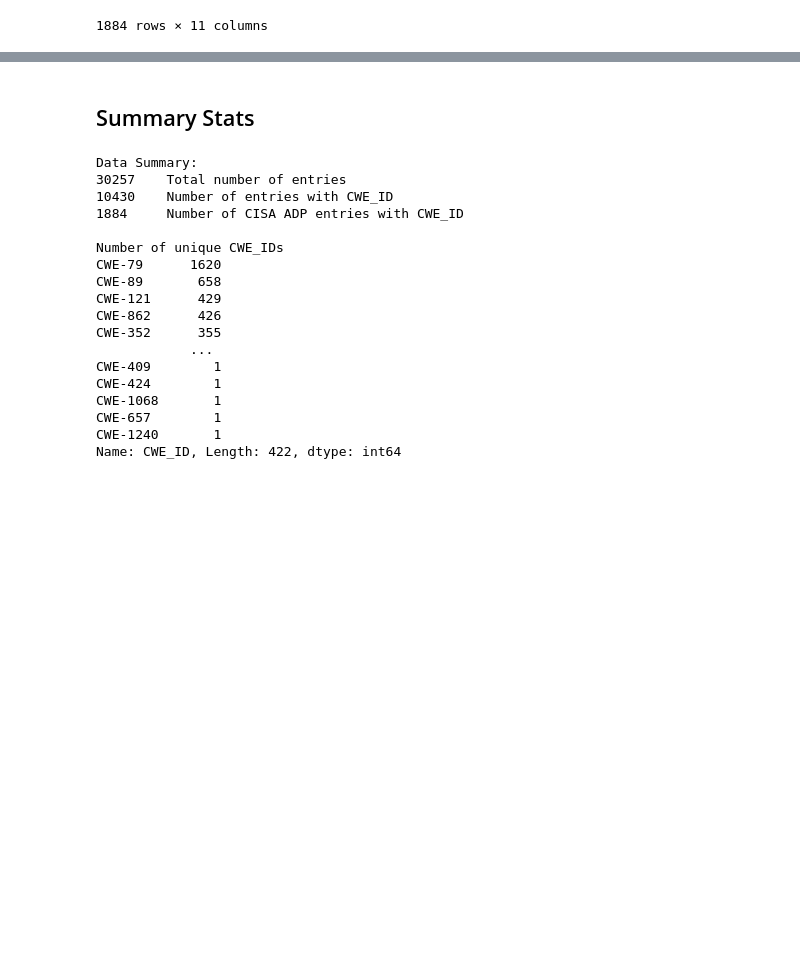
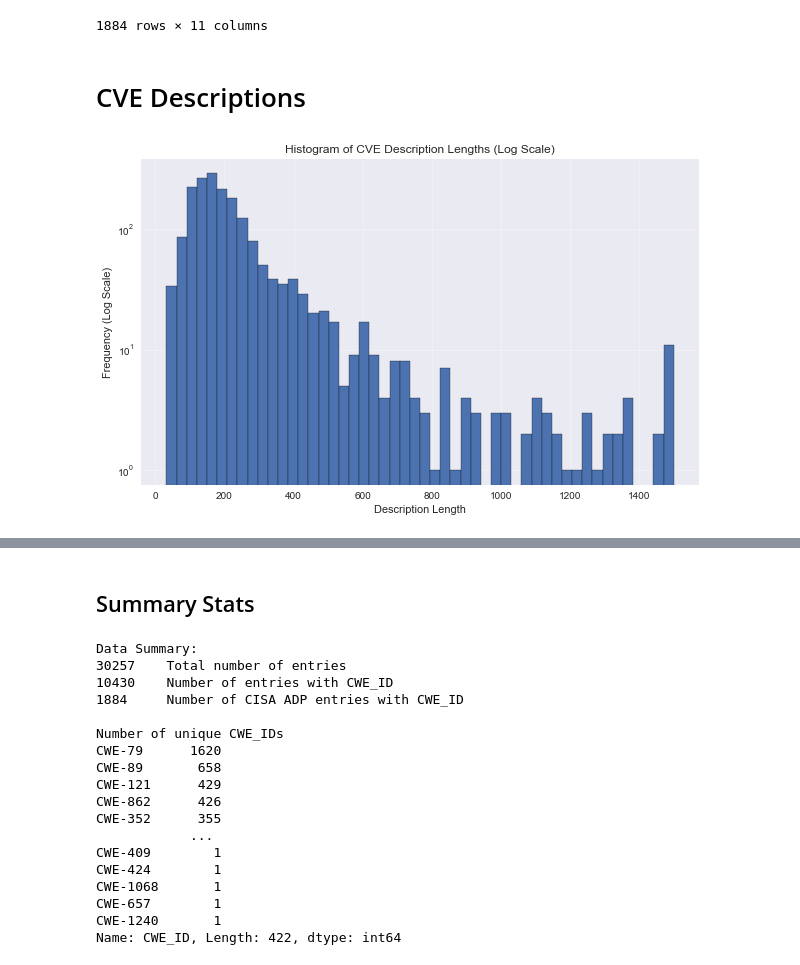
Before and after one commit to CyberSecAI/CWEMap, a Jupyter notebook: vulnrichment_cwe.ipynb, the cells around one changed output, grey strips where cells are left out. Saved outputs shown, nothing was run; the diff lists cells and outputs as text; code cells hidden in the pictures; blank space fills up the shorter version.

```diff
--- a/vulnrichment_cwe.ipynb
+++ b/vulnrichment_cwe.ipynb
@@ -303,3 +304,20 @@ cisa_adp_entries
 | 30254 | CVE-2024-37019 | adp | 134c704f-9b21-4f2e-91b3-4a467353bcc0 | CISA-ADP | 2024-06-04T14:49:54.923Z | Northern.tech Mender Enterprise b... | ... |
 | 30256 | CVE-2024-41184 | adp | 134c704f-9b21-4f2e-91b3-4a467353bcc0 | CISA-ADP | 2024-07-18T13:47:06.929Z | In the vrrp_ipsets_handler handle... | ... |
 1884 rows × 11 columns
+# %% [markdown]
+# CVE Descriptions
+# %%
+cisa_adp_entries_linux['description_length'] = cisa_adp_entries_linux['CVE_Description'].str.len()
+
+# Create the histogram with log scale on y-axis
+plt.figure(figsize=(10, 6))
+plt.hist(cisa_adp_entries_linux['description_length'], bins=50, edgecolor='black')
+plt.title('Histogram of CVE Description Lengths (Log Scale)')
+plt.xlabel('Description Length')
+plt.ylabel('Frequency (Log Scale)')
+plt.yscale('log')  # Set y-axis to logarithmic scale
+plt.grid(True, alpha=0.3)
+plt.savefig('CISA_ADP_CVE_Descriptions_post.png', dpi=300, bbox_inches='tight')
+plt.show()
+# %% [output]
+[figure, added]
```
Also changed, not shown: parts of 7 cells of this notebook, 4 other files.
